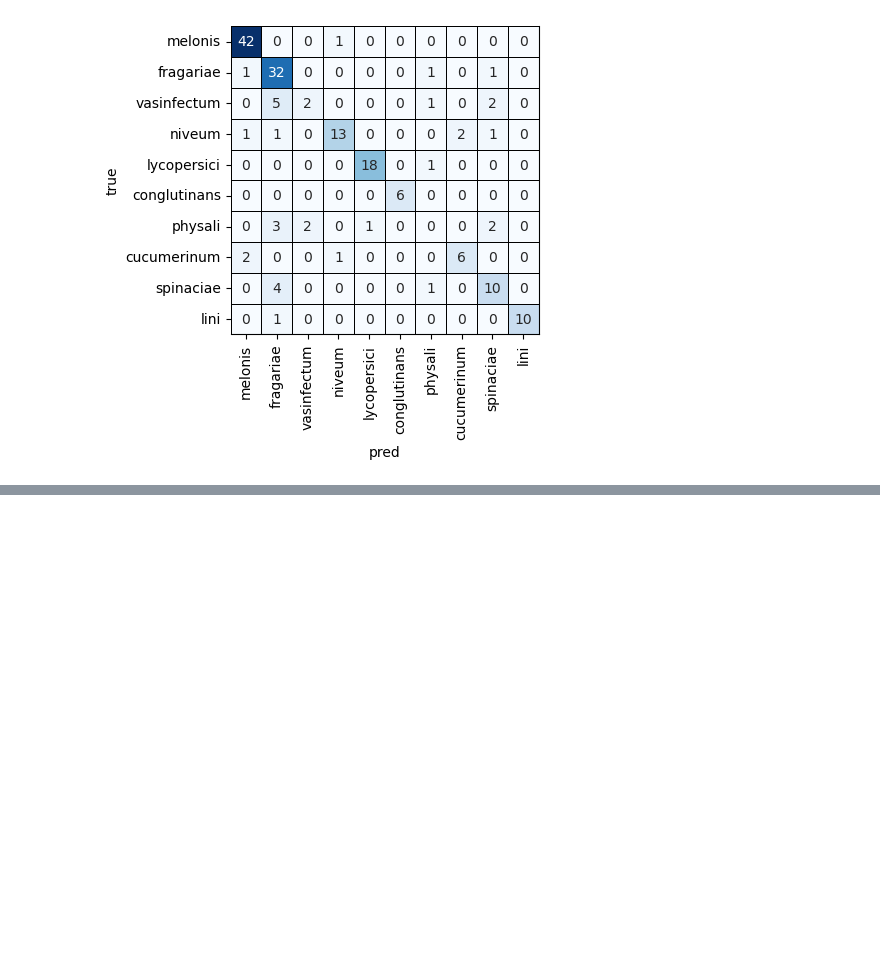
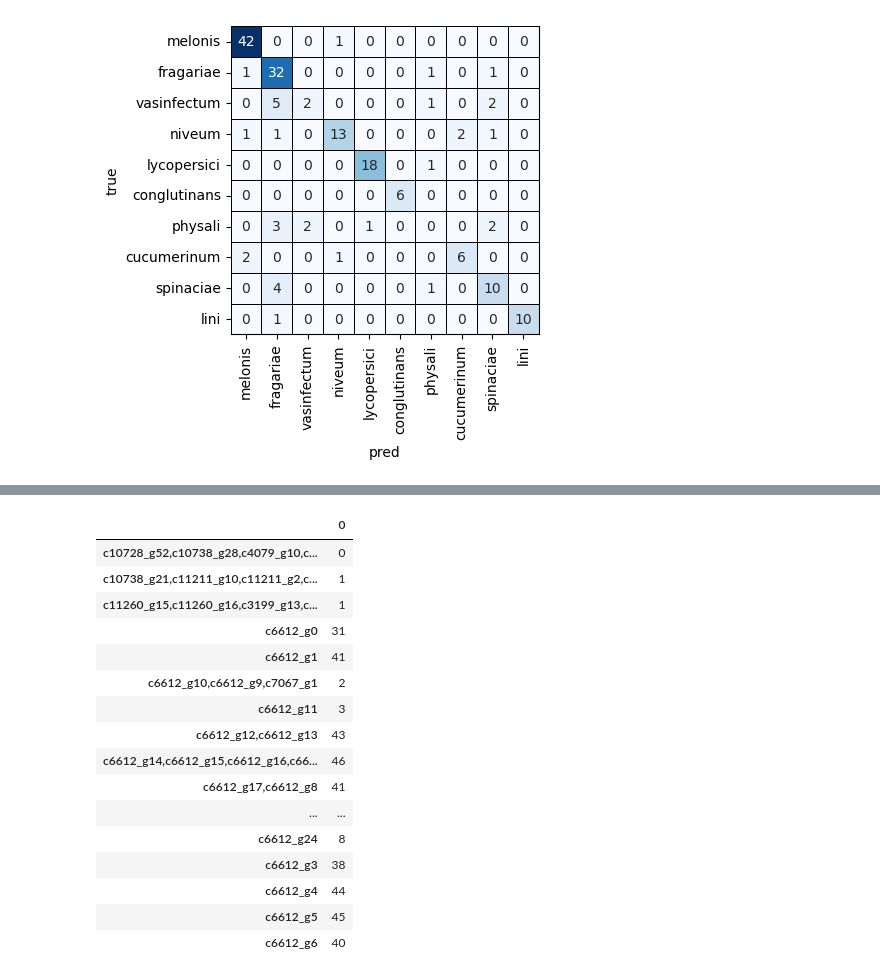
Before and after one commit to aapashkov/pancluster, a Jupyter notebook: scripts/notebook.ipynb, the cells around one changed output, grey strips where cells are left out. Drawn from its saved outputs; the diff is of its cells as text; code cells hidden in the pictures; blank space fills up the shorter version.

```diff
--- a/scripts/notebook.ipynb
+++ b/scripts/notebook.ipynb
@@ -760,0 +862,20 @@ plot_confusion_matrix(target, pred)
+# %%
+data.loc[target[target != "physali"].index, data.columns[data.columns.str.contains("c6612")]].sum().to_frame()
+# %% [output]
+|  | 0 |
+| c10728_g52,c10738_g28,c4079_g10,c... | 0 |
+| c10738_g21,c11211_g10,c11211_g2,c... | 1 |
+| c11260_g15,c11260_g16,c3199_g13,c... | 1 |
+| c6612_g0 | 31 |
+| c6612_g1 | 41 |
+| c6612_g10,c6612_g9,c7067_g1 | 2 |
+| c6612_g11 | 3 |
+| c6612_g12,c6612_g13 | 43 |
+| c6612_g14,c6612_g15,c6612_g16,c66... | 46 |
+| c6612_g17,c6612_g8 | 41 |
+| ... | ... |
+| c6612_g24 | 8 |
+| c6612_g3 | 38 |
+| c6612_g4 | 44 |
+| c6612_g5 | 45 |
+| c6612_g6 | 40 |
```
Also changed, not shown: parts of 12 cells of this notebook, 1 other file.
